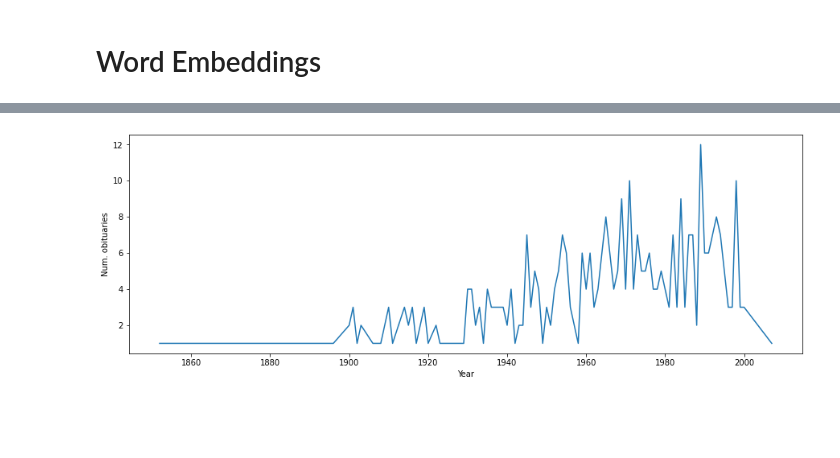
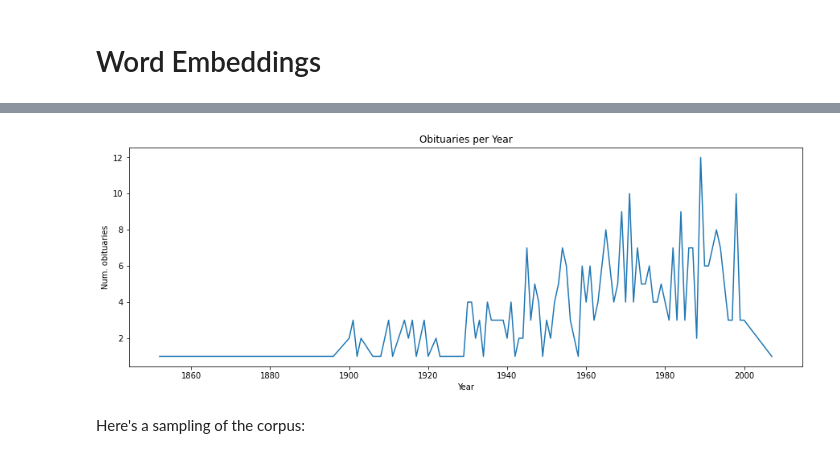
Before and after one commit to ucdavisdatalab/workshop_nlp_with_python, a Jupyter notebook: 04_word-embeddings.ipynb, the cells around one changed output, grey strips where cells are left out. Drawn from its saved outputs; the diff is of its cells as text; code cells hidden in the pictures; blank space fills up the shorter version.

```diff
--- a/04_word-embeddings.ipynb
+++ b/04_word-embeddings.ipynb
@@ -7,18 +9,21 @@ Preparing our Data
 # %%
 import pandas as pd
 
 manifest = pd.read_csv('data/session_three/manifest.csv', index_col=0)
 manifest = manifest.assign(YEAR = pd.to_datetime(manifest['YEAR'], format='%Y').dt.year)
 
 manifest.groupby('YEAR').count().plot(
     figsize=(15, 5),
     y='NAME',
+    title='Obituaries per Year',
     ylabel='Num. obituaries',
     xlabel='Year',
     legend=False
 );
 # %% [output]
-[figure, old version]
+[figure, new version]
+# %% [markdown]
+Here's a sampling of the corpus:
 # %%
 for idx in manifest.sample(5).index:
     name, date = manifest.loc[idx, 'NAME'], manifest.loc[idx, 'YEAR']
```
Also changed, not shown: parts of 78 cells of this notebook, 3 other files.
